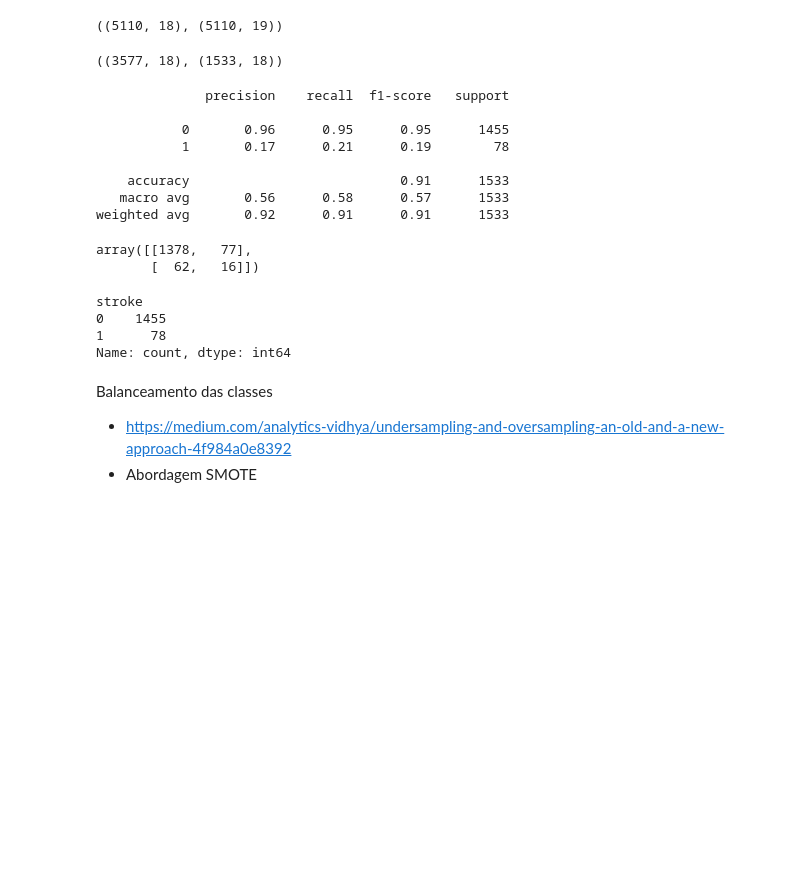
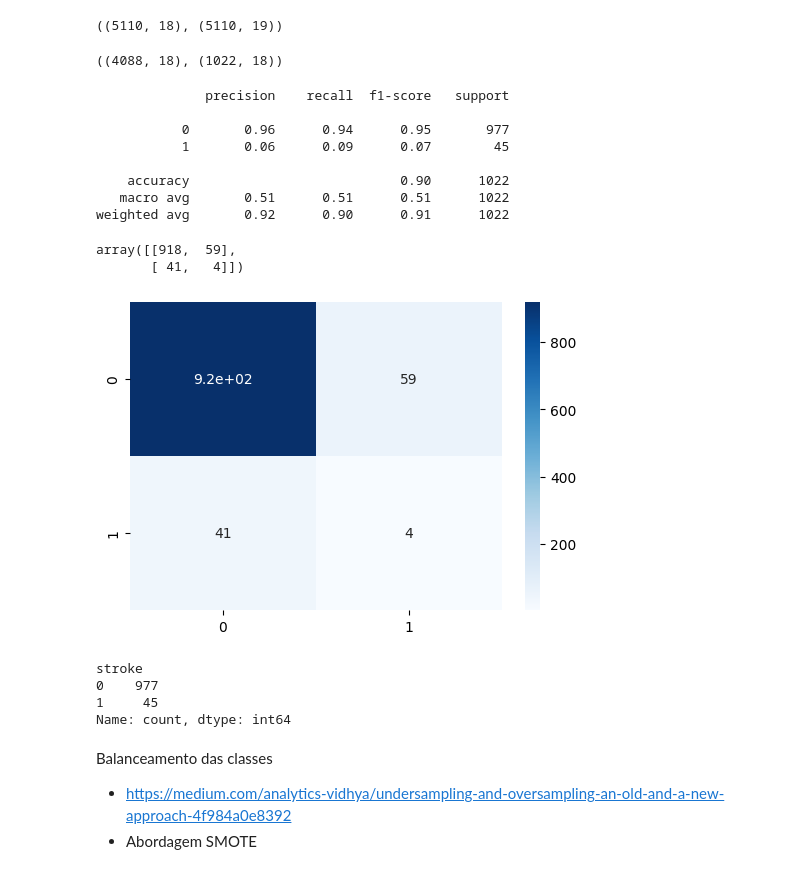
Before and after one commit to WilliamParlow/postgrad-ai, a Jupyter notebook: fase_4/Data_Mining/2.2Pre-Processamento - Parte 2/Preprocessamento_strokePrediction_Dataset_Template.ipynb, the cells around one changed output. Saved outputs shown, nothing was run; the diff lists cells and outputs as text; code cells hidden in the pictures; blank space fills up the shorter version.

Commit message:
Added class files from Data Mining - Pre processing

```diff
--- a/fase_4/Data_Mining/2.2Pre-Processamento - Parte 2/Preprocessamento_strokePrediction_Dataset_Template.ipynb
+++ b/fase_4/Data_Mining/2.2Pre-Processamento - Parte 2/Preprocessamento_strokePrediction_Dataset_Template.ipynb
@@ -22,7 +22,7 @@ from sklearn.preprocessing import StandardScaler
 from sklearn.preprocessing import LabelEncoder
 # %%
 # Carrega a base de dados
-df = pd.read_csv('/content/healthcare-dataset-stroke-data.csv')
+df = pd.read_csv('healthcare-dataset-stroke-data.csv')
 # %%
 df.head()
 # %% [output]
@@ -88,5 +88,5 @@ media
 # %%
-df['bmi'].fillna(media, inplace = True)
+df['bmi'] = df['bmi'].fillna(media)
 # %%
 df.isnull().sum()
 # %% [output]
@@ -313,11 +322,11 @@ X.shape, df.shape
 ((5110, 18), (5110, 19))
 # %%
 # Amostragem por houldout
-X_train, X_test, y_train, y_test = train_test_split(X, y, test_size=0.3)
+X_train, X_test, y_train, y_test = train_test_split(X, y, test_size=0.2)
 # %%
 X_train.shape, X_test.shape
 # %% [output]
-((3577, 18), (1533, 18))
+((4088, 18), (1022, 18))
 # %%
 DT = DecisionTreeClassifier()
 DT.fit(X_train, y_train)
@@ -327,23 +336,29 @@ print(classification_report(y_test, y_pred))
 # %% [output]
               precision    recall  f1-score   support
 
-           0       0.96      0.95      0.95      1455
-           1       0.17      0.21      0.19        78
+           0       0.96      0.94      0.95       977
+           1       0.06      0.09      0.07        45
 
-    accuracy                           0.91      1533
-   macro avg       0.56      0.58      0.57      1533
-weighted avg       0.92      0.91      0.91      1533
+    accuracy                           0.90      1022
+   macro avg       0.51      0.51      0.51      1022
+weighted avg       0.92      0.90      0.91      1022
-# %%
-confusion_matrix(y_test,y_pred)
-# %% [output]
-array([[1378,   77],
-       [  62,   16]])
+# %%
+import matplotlib.pyplot as plt
+import seaborn as sns
+
+plt.figure(figsize=(6,4))
+sns.heatmap(confusion_matrix(y_test, y_pred), annot=True, cmap='Blues')
+confusion_matrix(y_test,y_pred)
+# %% [output]
+array([[918,  59],
+       [ 41,   4]])
+[figure, added]
 # %%
 y_test.value_counts()
 # %% [output]
 stroke
-0    1455
-1      78
+0    977
+1     45
 Name: count, dtype: int64
 # %% [markdown]
 Balanceamento das classes
```
Also changed, not shown: parts of 25 cells of this notebook.
